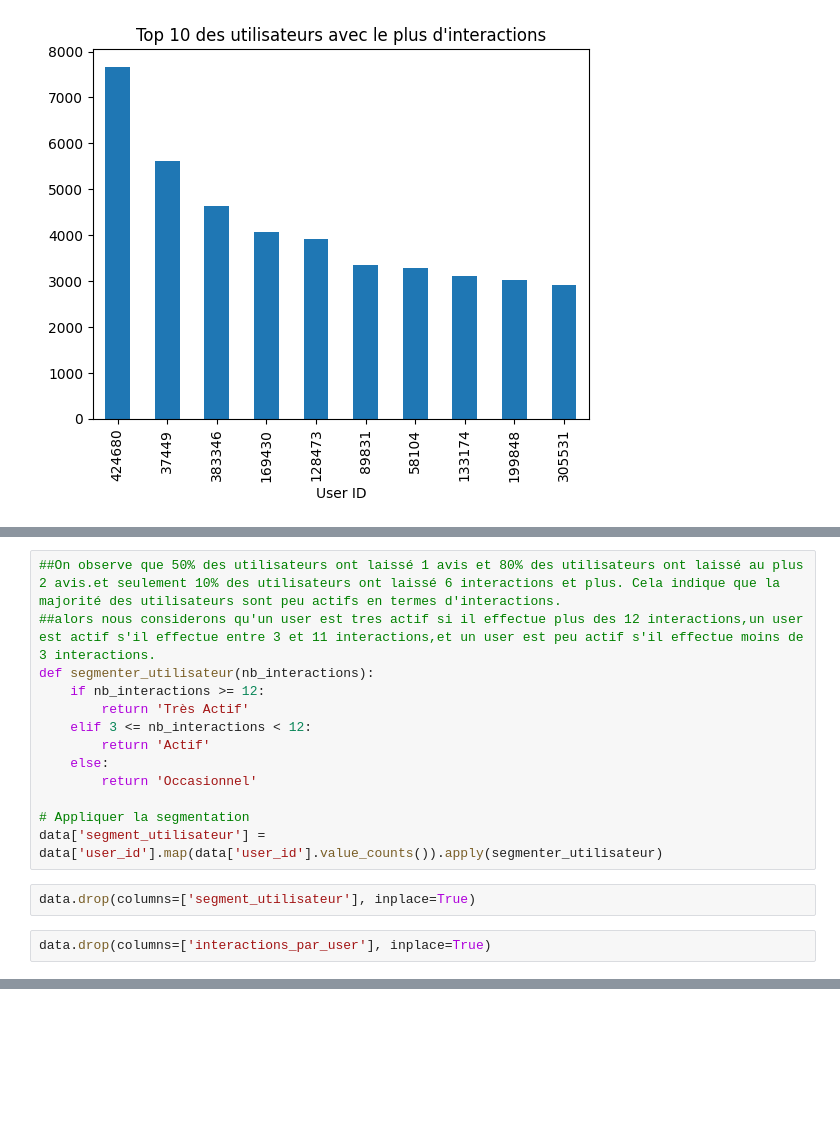
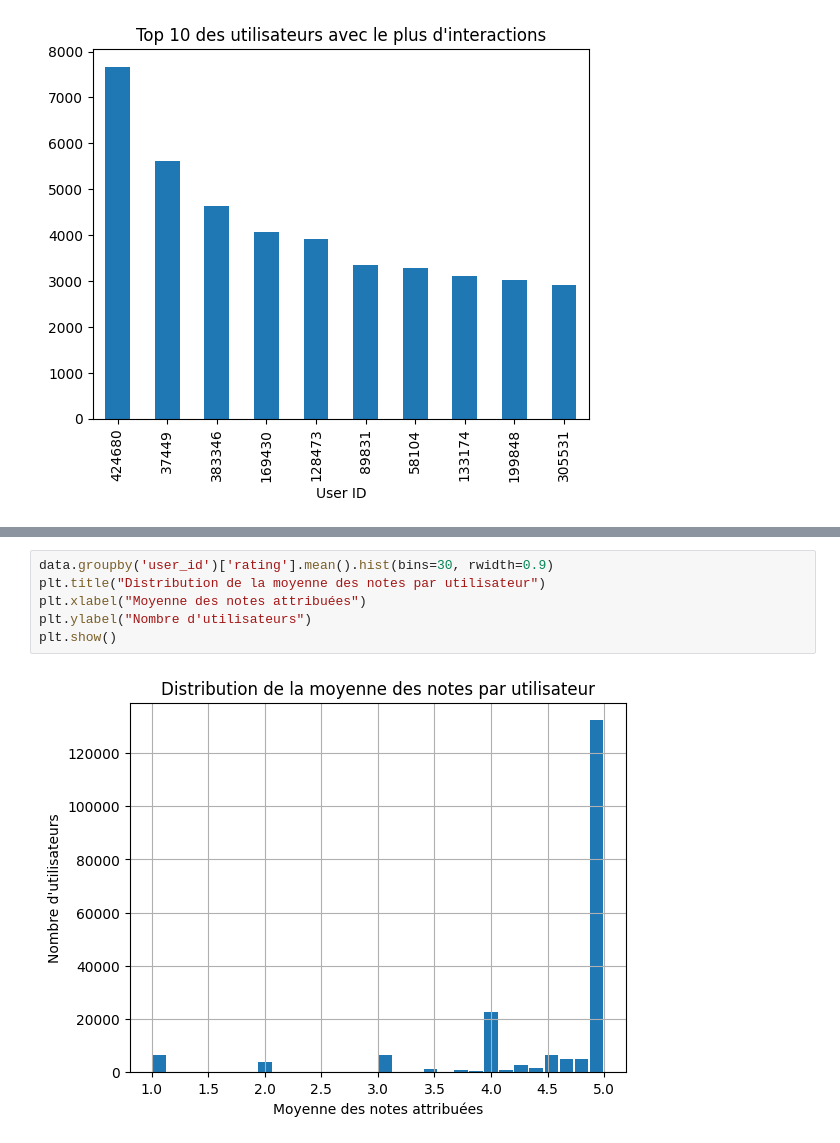
Before and after one commit to DjNaGuRo/MangeTaMain, a Jupyter notebook: notebooks/pr.ipynb, the cells around one changed output, grey strips where cells are left out. Cells and saved outputs as stored; diff of their text form; blank space fills up the shorter version.

```diff
--- a/notebooks/pr.ipynb
+++ b/notebooks/pr.ipynb
@@ -385,17 +343,0 @@ Name: count, dtype: float64
-# %%
-##On observe que 50% des utilisateurs ont laissé 1 avis et 80% des utilisateurs ont laissé au plus 2 avis.et seulement 10% des utilisateurs ont laissé 6 interactions et plus. Cela indique que la majorité des utilisateurs sont peu actifs en termes d'interactions.
-##alors nous considerons qu'un user est tres actif si il effectue plus des 12 interactions,un user est actif s'il effectue entre 3 et 11 interactions,et un user est peu actif s'il effectue moins de 3 interactions.
-def segmenter_utilisateur(nb_interactions):
-    if nb_interactions >= 12:
-        return 'Très Actif'
-    elif 3 <= nb_interactions < 12:
-        return 'Actif'
-    else:
-        return 'Occasionnel'
-
-# Appliquer la segmentation
-data['segment_utilisateur'] = data['user_id'].map(data['user_id'].value_counts()).apply(segmenter_utilisateur)
-# %%
-data.drop(columns=['segment_utilisateur'], inplace=True)
-# %%
-data.drop(columns=['interactions_par_user'], inplace=True)
@@ -437,0 +372,8 @@ Nous remarqu'on qu'il existe aucune relation entre le nombre d'interaction de l'
+# %%
+data.groupby('user_id')['rating'].mean().hist(bins=30, rwidth=0.9)
+plt.title("Distribution de la moyenne des notes par utilisateur")
+plt.xlabel("Moyenne des notes attribuées")
+plt.ylabel("Nombre d'utilisateurs")
+plt.show()
+# %% [output]
+[figure, added]
```
Also changed, not shown: parts of 42 cells of this notebook.
